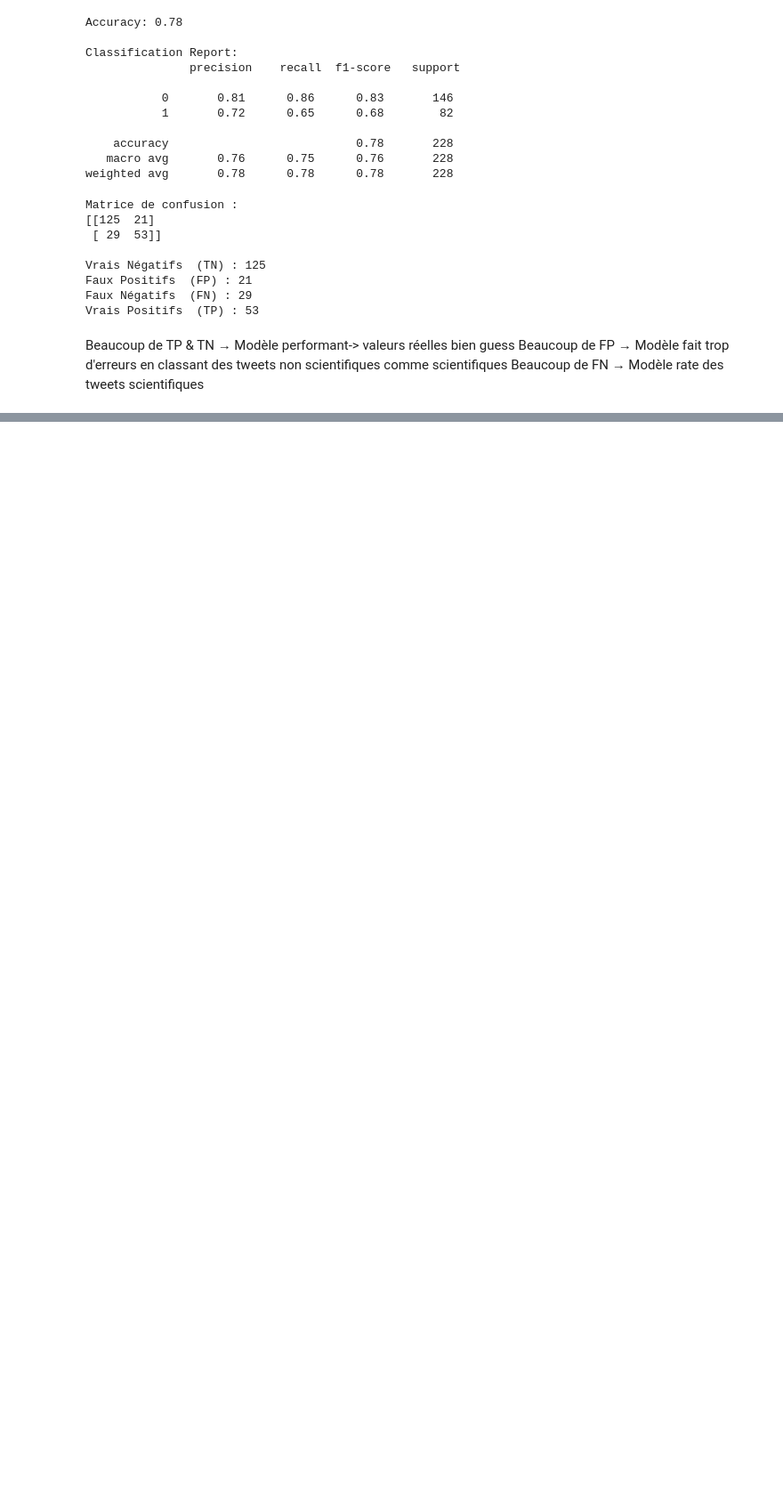
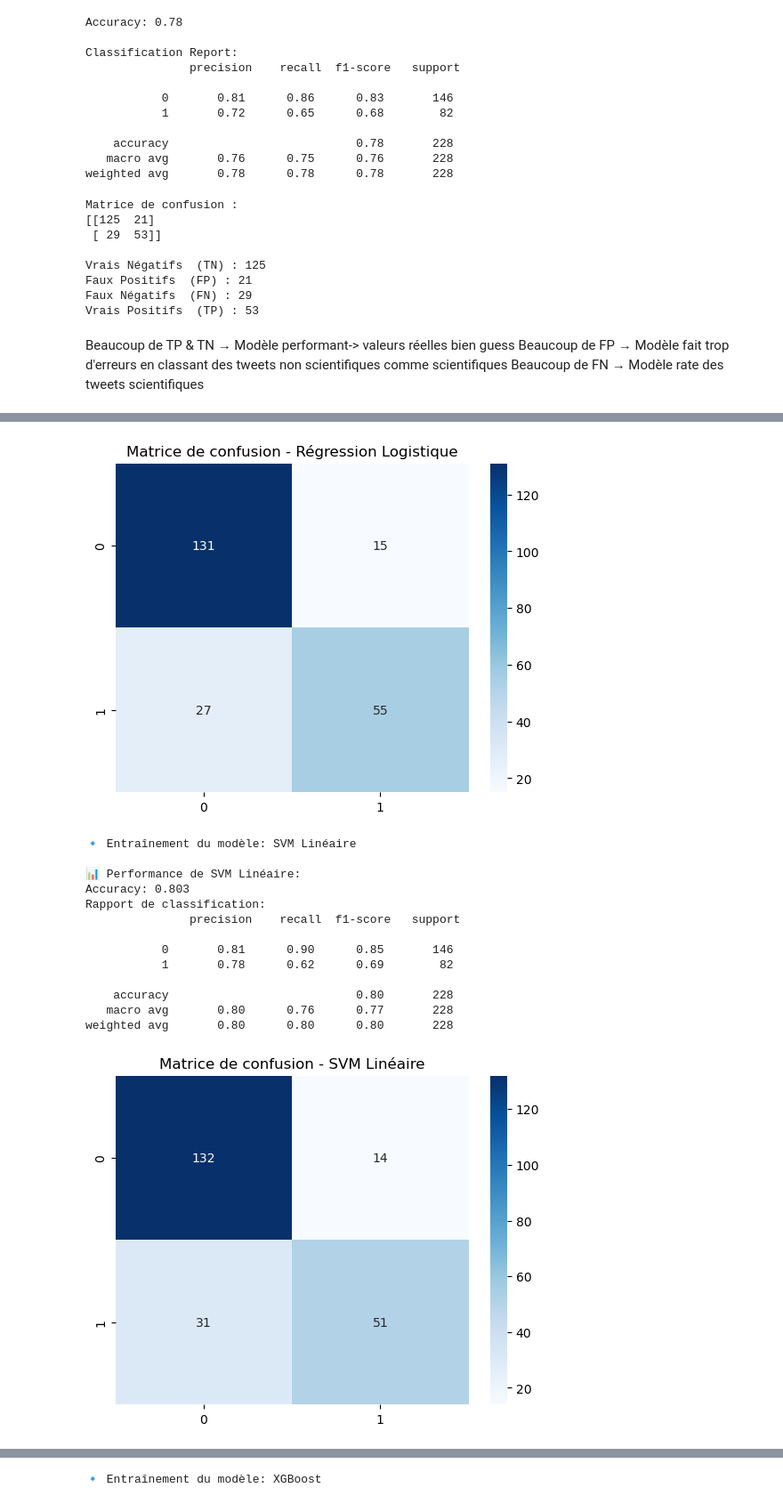
Before and after one commit to Kinadim/ML_projet, a Jupyter notebook: ML_PROJET.ipynb, the cells around one changed output, grey strips where cells are left out. Shown at 89% size. Cells and saved outputs as stored; diff of their text form; code cells hidden in the pictures; blank space fills up the shorter version.

Commit message:
Ajouts des autres modèles fait par yasser

```diff
--- a/ML_PROJET.ipynb
+++ b/ML_PROJET.ipynb
@@ -404,0 +443,64 @@ Beaucoup de FN → Modèle rate des tweets scientifiques
+# %%
+import pandas as pd
+from sklearn.svm import SVC
+from sklearn.feature_extraction.text import TfidfVectorizer
+from sklearn.model_selection import train_test_split
+from sklearn.metrics import accuracy_score, classification_report
+from sklearn.linear_model import LogisticRegression
+from sklearn.svm import LinearSVC
+from sklearn.naive_bayes import MultinomialNB
+!pip install XGBoost
+from xgboost import XGBClassifier
+
+from sklearn.neural_network import MLPClassifier
+
+# Chargement des données (à adapter selon votre chemin)
+df = pd.read_csv("scitweets_export.tsv", sep="\t")
+
+# Vectorisation TF-IDF
+vectorizer = TfidfVectorizer(max_features=5000) # Limite le vocabulaire aux 5000 mots les plus fréquents
+X = vectorizer.fit_transform(df['text']) # Utilisez 'processed_text' si disponible
+y = df['science_related']
+
+# Séparation des données
+X_train, X_test, y_train, y_test = train_test_split(X, y, test_size=0.2, random_state=42)
+
+# Dictionnaire pour stocker les résultats
+results = {}
+
+# Liste des modèles à tester
+models = {
+    "Régression Logistique": LogisticRegression(class_weight='balanced', max_iter=1000),
+    "SVM Linéaire": LinearSVC(class_weight='balanced'),
+    "Naive Bayes": MultinomialNB(),
+    "XGBoost": XGBClassifier(use_label_encoder=False, eval_metric='logloss'),
+    "Perceptron Multicouche": MLPClassifier(hidden_layer_sizes=(100,), max_iter=500)
+}
+
+# Entraînement et évaluation de chaque modèle
+for name, model in models.items():
+    print(f"\n🔹 Entraînement du modèle: {name}")
+    model.fit(X_train, y_train)
+    y_pred = model.predict(X_test)
+
+    # Stockage des résultats
+    results[name] = {
+        'accuracy': accuracy_score(y_test, y_pred),
+        'report': classification_report(y_test, y_pred)
+    }
+
+    # Affichage des résultats
+    print(f"\n📊 Performance de {name}:")
+    print(f"Accuracy: {results[name]['accuracy']:.3f}")
+    print("Rapport de classification:\n", results[name]['report'])
+    cm = confusion_matrix(y_test, y_pred)
+    sns.heatmap(cm, annot=True, fmt='d', cmap='Blues')
+    plt.title(f"Matrice de confusion - {name}")
+    plt.show()
+
+# Comparaison finale
+print("\n🏆 Comparaison finale des modèles:")
+print("{:<25} {:<10}".format('Modèle', 'Accuracy'))
+for name, res in results.items():
+    print("{:<25} {:.3f}".format(name, res['accuracy']))
+# %% [output]
@@ -404,0 +525,15 @@ Beaucoup de FN → Modèle rate des tweets scientifiques
+[figure, added]
+🔹 Entraînement du modèle: SVM Linéaire
+
+📊 Performance de SVM Linéaire:
+Accuracy: 0.803
+Rapport de classification:
+               precision    recall  f1-score   support
+
+           0       0.81      0.90      0.85       146
+           1       0.78      0.62      0.69        82
+
+    accuracy                           0.80       228
+   macro avg       0.80      0.76      0.77       228
+weighted avg       0.80      0.80      0.80       228
+[figure, added]
@@ -404,0 +554 @@ Beaucoup de FN → Modèle rate des tweets scientifiques
+🔹 Entraînement du modèle: XGBoost
```
Also changed, not shown: parts of 7 cells of this notebook.
